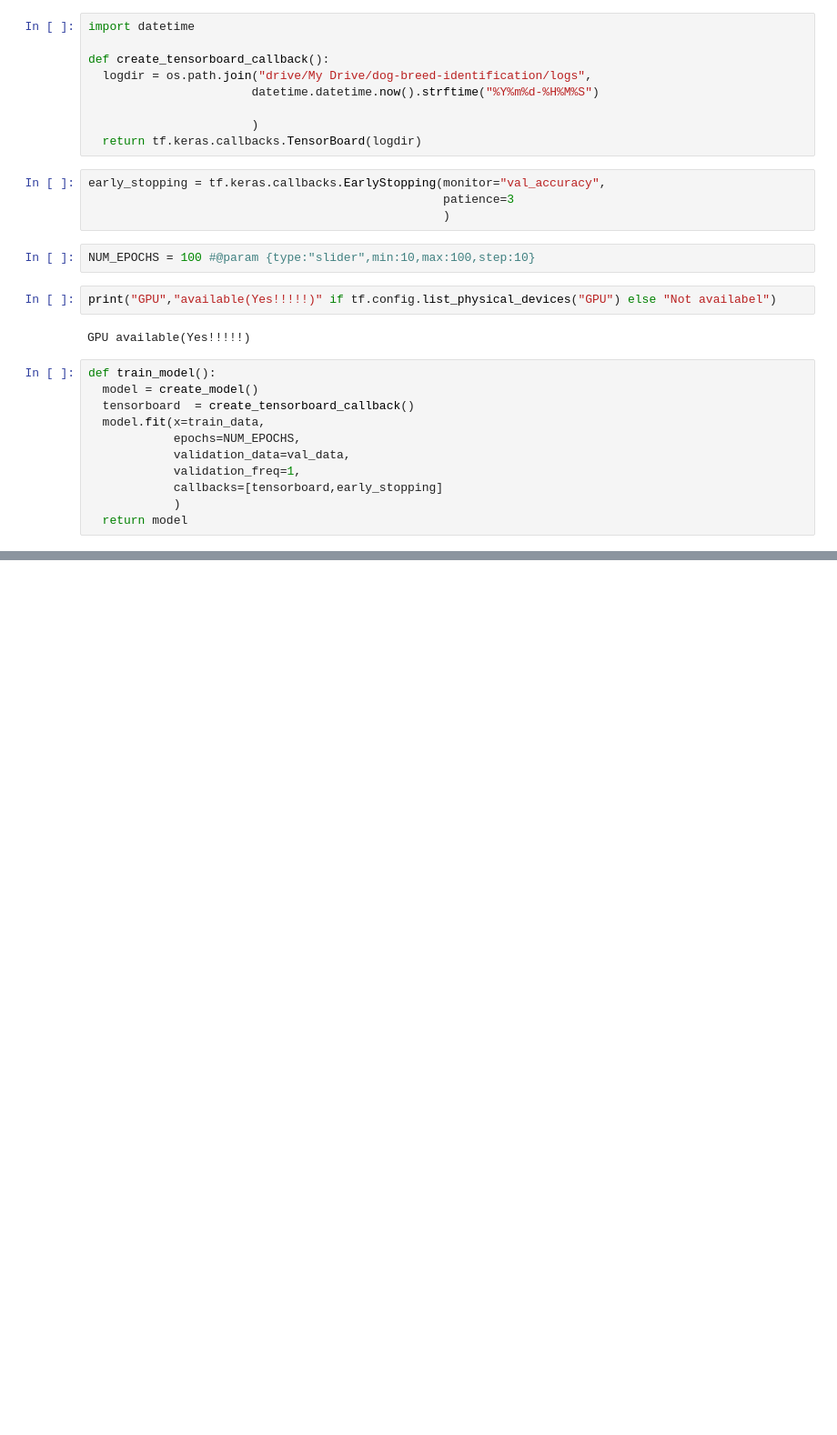
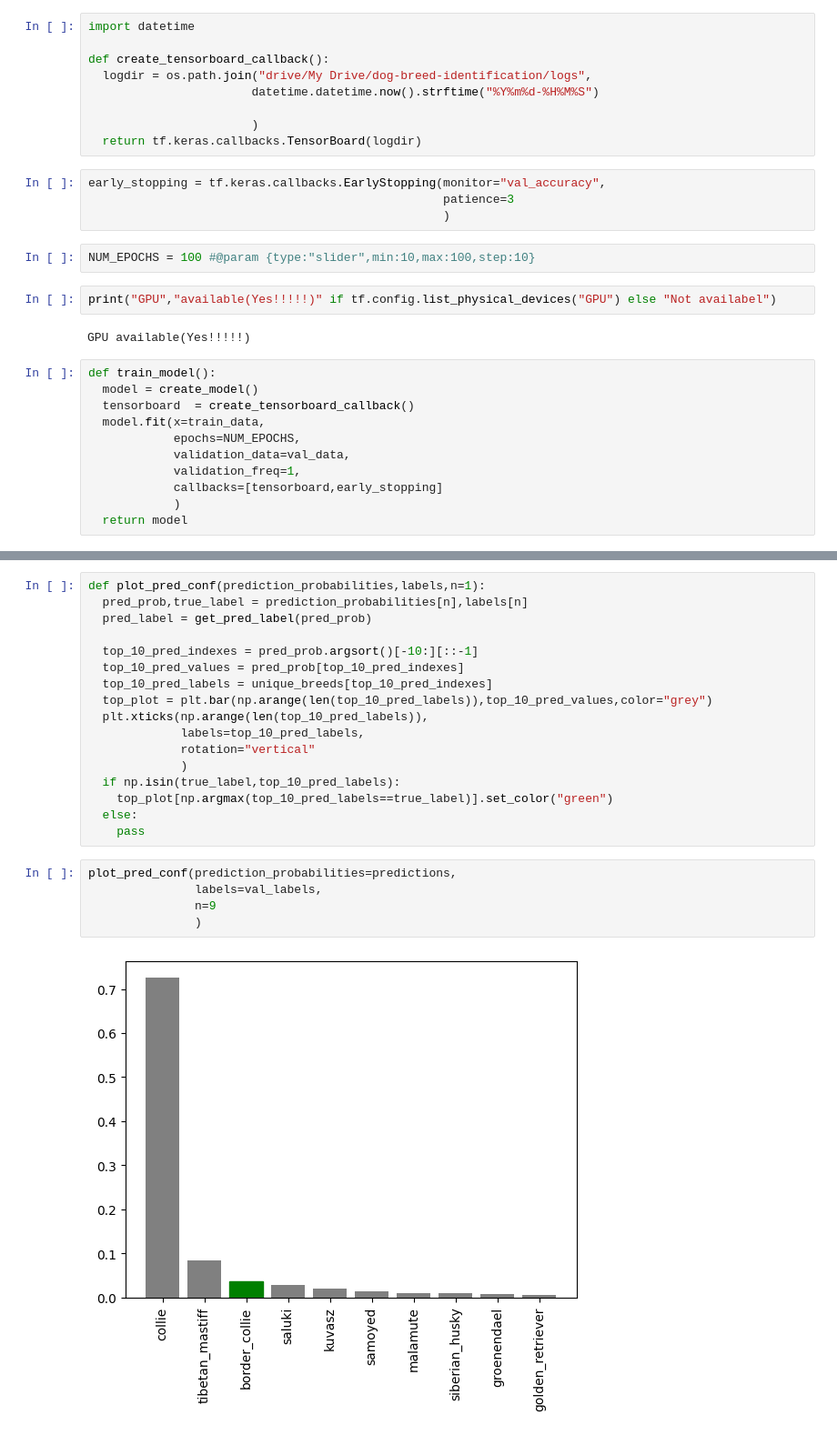
Before and after one commit to DarkWorldCoder/LearningAI, a Jupyter notebook: dog_vision.ipynb, the cells around one changed output, grey strips where cells are left out. Shown at 91% size. Cells and saved outputs as stored; diff of their text form; blank space fills up the shorter version.

```diff
--- a/dog_vision.ipynb
+++ b/dog_vision.ipynb
@@ -410,0 +479,24 @@ Port 6006 is in use by another program. Either identify and stop that program, o
+# %%
+def plot_pred_conf(prediction_probabilities,labels,n=1):
+  pred_prob,true_label = prediction_probabilities[n],labels[n]
+  pred_label = get_pred_label(pred_prob)
+
+  top_10_pred_indexes = pred_prob.argsort()[-10:][::-1]
+  top_10_pred_values = pred_prob[top_10_pred_indexes]
+  top_10_pred_labels = unique_breeds[top_10_pred_indexes]
+  top_plot = plt.bar(np.arange(len(top_10_pred_labels)),top_10_pred_values,color="grey")
+  plt.xticks(np.arange(len(top_10_pred_labels)),
+             labels=top_10_pred_labels,
+             rotation="vertical"
+             )
+  if np.isin(true_label,top_10_pred_labels):
+    top_plot[np.argmax(top_10_pred_labels==true_label)].set_color("green")
+  else:
+    pass
+# %%
+plot_pred_conf(prediction_probabilities=predictions,
+               labels=val_labels,
+               n=9
+               )
+# %% [output]
+[figure, added]
```
Also changed, not shown: parts of 36 cells of this notebook.
